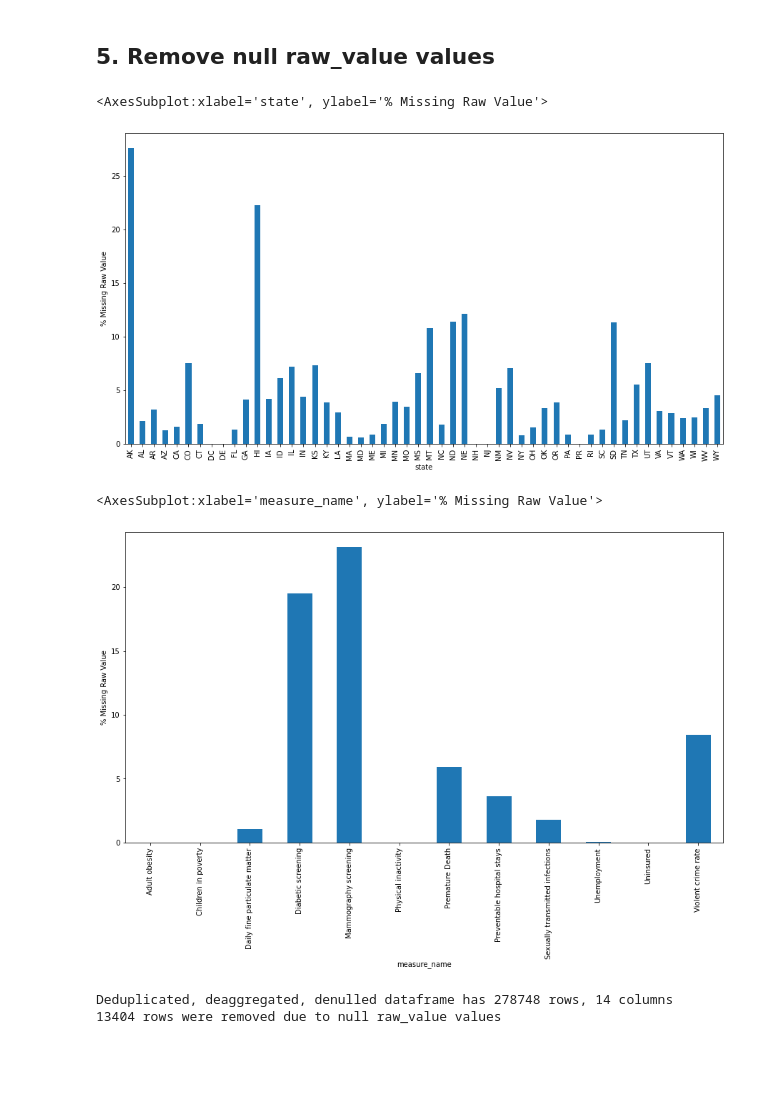
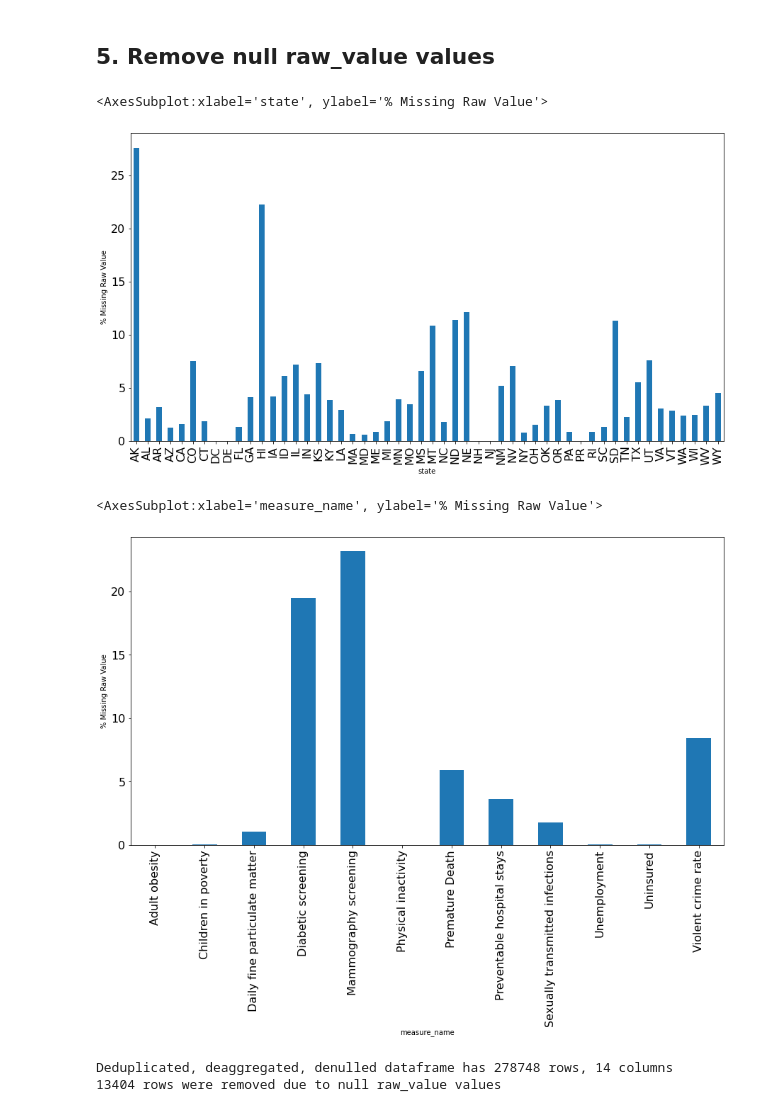
Before and after one commit to Xuehong-pdx/Collaborative-Projects, a Jupyter notebook: county_health_preprocessing.ipynb, the cells around one changed output. Drawn from its saved outputs; the diff is of its cells as text; code cells hidden in the pictures; blank space fills up the shorter version.

Commit message:
Initial commit: train/test split, state maps

```diff
--- a/county_health_preprocessing.ipynb
+++ b/county_health_preprocessing.ipynb
@@ -242,19 +247,19 @@ Deduplicated, deaggregated dataframe has 292232 rows, 14 columns
 # Alaska has over 25% null raw values!
 df_rawval_by_state = df_nodupaggna['raw_value'].isna().groupby([df_nodupaggna['state']]).agg(['sum', 'size']).astype(int)
 df_rawval_by_state['% Missing Data'] = df_rawval_by_state['sum']/df_rawval_by_state['size']*100
-df_rawval_by_state['% Missing Data'].plot(x='state', kind='bar', figsize=(15, 8), ylabel='% Missing Raw Value')
+df_rawval_by_state['% Missing Data'].plot(x='state', kind='bar', figsize=(15, 8), ylabel='% Missing Raw Value', fontsize=16)
 # %% [output]
 <AxesSubplot:xlabel='state', ylabel='% Missing Raw Value'>
-[figure, old version]
+[figure, new version]
 # %%
 # Next let's see which measure_name values have the most null raw_value values
 # as a percent of their total row count
 df_rawval_by_measure = df_nodupaggna['raw_value'].isna().groupby([df_nodupaggna['measure_name']]).agg(['sum', 'size']).astype(int)
 df_rawval_by_measure['% Missing Data'] = df_rawval_by_measure['sum']/df_rawval_by_measure['size']*100
-df_rawval_by_measure['% Missing Data'].plot(x='measure_name', kind='bar', figsize=(15, 8), ylabel='% Missing Raw Value')
+df_rawval_by_measure['% Missing Data'].plot(x='measure_name', kind='bar', figsize=(15, 8), ylabel='% Missing Raw Value', fontsize=16)
 # %% [output]
 <AxesSubplot:xlabel='measure_name', ylabel='% Missing Raw Value'>
-[figure, old version]
+[figure, new version]
 # %%
 # Remove all rows with null raw_value because raw_value is the variable the modeling is
 # based on for all measures. This removes nearly a quarter of the "Mamography screening" measure_name
```
Also changed, not shown: parts of 24 cells of this notebook.
